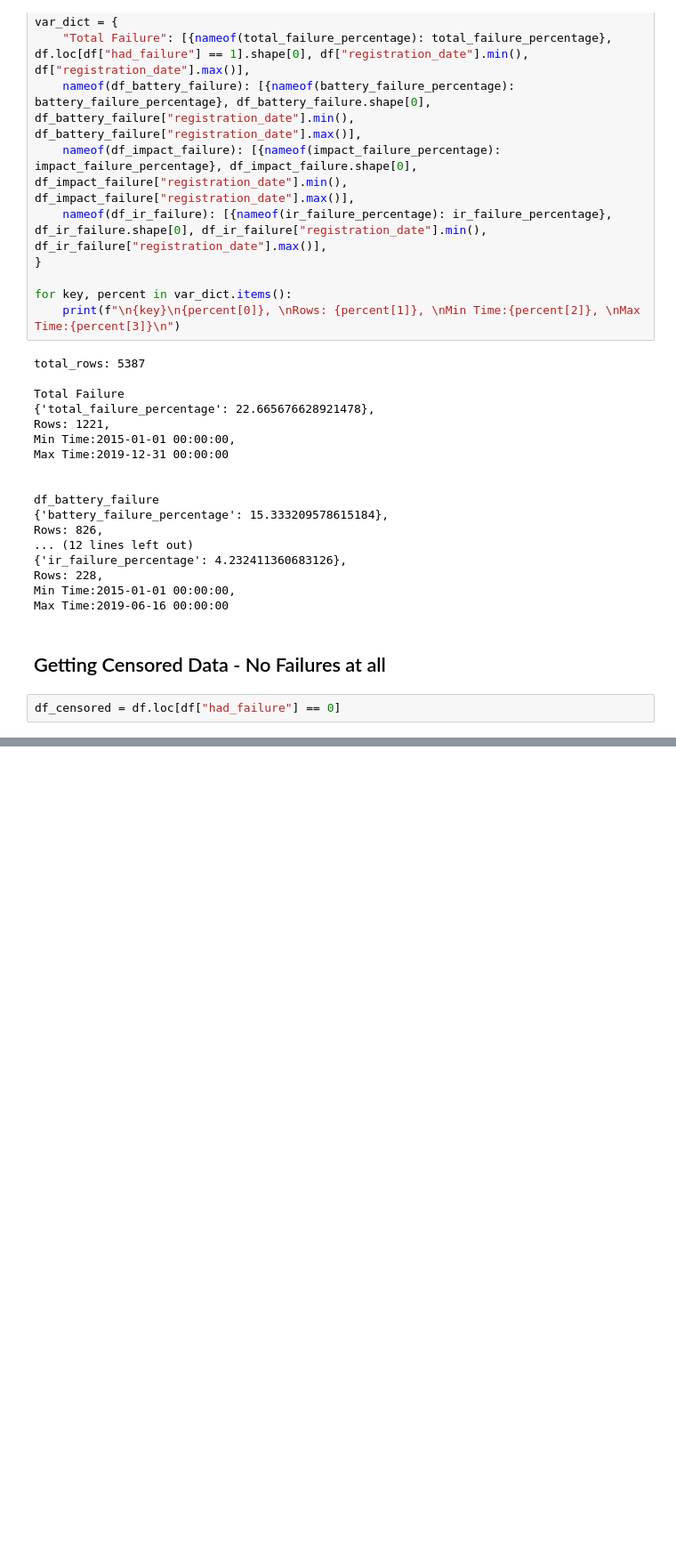
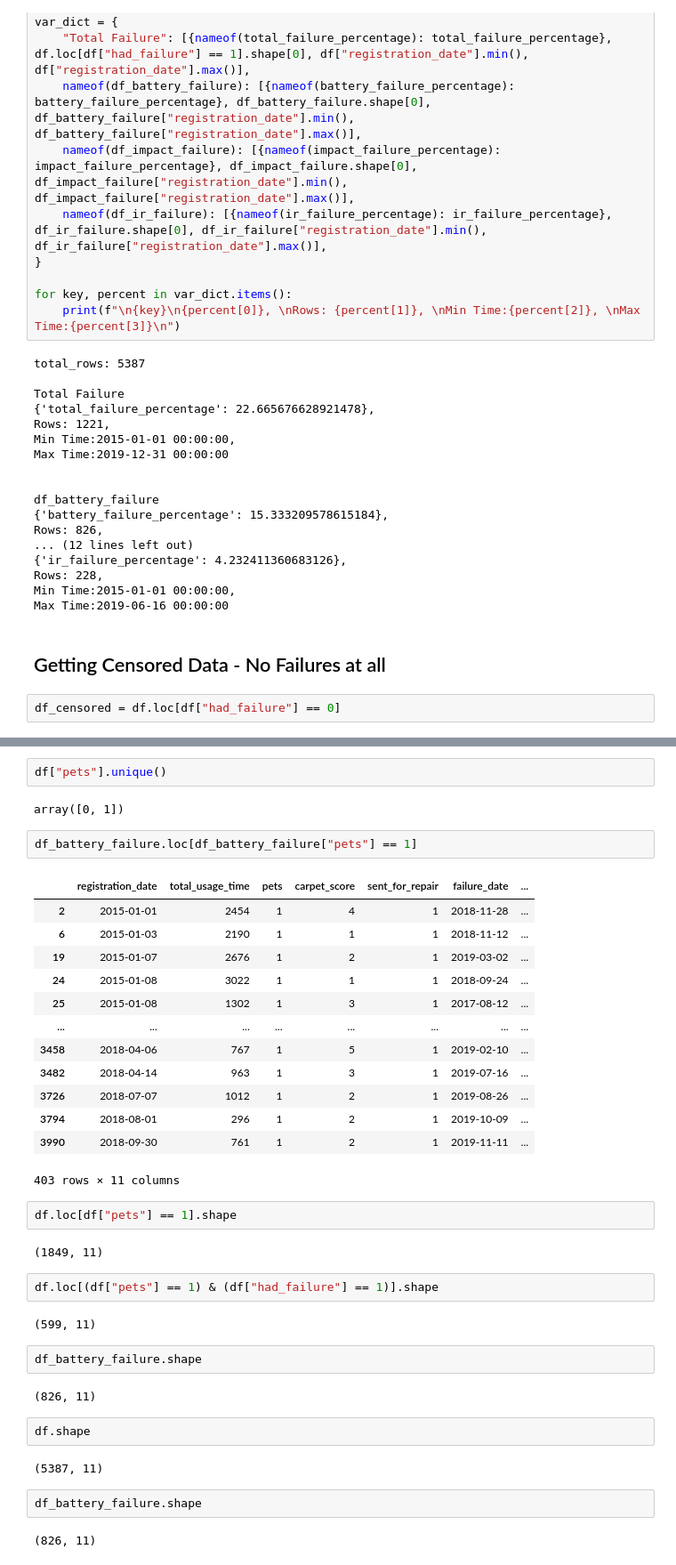
Before and after one commit to Aniket-Mishra/Group_54_2AMS11_Assignment, a Jupyter notebook: notebooks/1_clean_component_failure_Analysis.ipynb, the cells around one changed output, grey strips where cells are left out. Shown at 89% size. Saved outputs shown, nothing was run; the diff lists cells and outputs as text; blank space fills up the shorter version.

```diff
--- a/notebooks/1_clean_component_failure_Analysis.ipynb
+++ b/notebooks/1_clean_component_failure_Analysis.ipynb
@@ -344,0 +425,40 @@ df_censored = df.loc[df["had_failure"] == 0]
+# %%
+df["pets"].unique()
+# %% [output]
+array([0, 1])
+# %%
+df_battery_failure.loc[df_battery_failure["pets"] == 1]
+# %% [output]
+|  | registration_date | total_usage_time | pets | carpet_score | sent_for_repair | failure_date | ... |
+| 2 | 2015-01-01 | 2454 | 1 | 4 | 1 | 2018-11-28 | ... |
+| 6 | 2015-01-03 | 2190 | 1 | 1 | 1 | 2018-11-12 | ... |
+| 19 | 2015-01-07 | 2676 | 1 | 2 | 1 | 2019-03-02 | ... |
+| 24 | 2015-01-08 | 3022 | 1 | 1 | 1 | 2018-09-24 | ... |
+| 25 | 2015-01-08 | 1302 | 1 | 3 | 1 | 2017-08-12 | ... |
+| ... | ... | ... | ... | ... | ... | ... | ... |
+| 3458 | 2018-04-06 | 767 | 1 | 5 | 1 | 2019-02-10 | ... |
+| 3482 | 2018-04-14 | 963 | 1 | 3 | 1 | 2019-07-16 | ... |
+| 3726 | 2018-07-07 | 1012 | 1 | 2 | 1 | 2019-08-26 | ... |
+| 3794 | 2018-08-01 | 296 | 1 | 2 | 1 | 2019-10-09 | ... |
+| 3990 | 2018-09-30 | 761 | 1 | 2 | 1 | 2019-11-11 | ... |
+403 rows × 11 columns
+# %%
+df.loc[df["pets"] == 1].shape
+# %% [output]
+(1849, 11)
+# %%
+df.loc[(df["pets"] == 1) & (df["had_failure"] == 1)].shape
+# %% [output]
+(599, 11)
+# %%
+df_battery_failure.shape
+# %% [output]
+(826, 11)
+# %%
+df.shape
+# %% [output]
+(5387, 11)
+# %%
+df_battery_failure.shape
+# %% [output]
+(826, 11)
```
Also changed, not shown: parts of 18 cells of this notebook, 1 other file.
